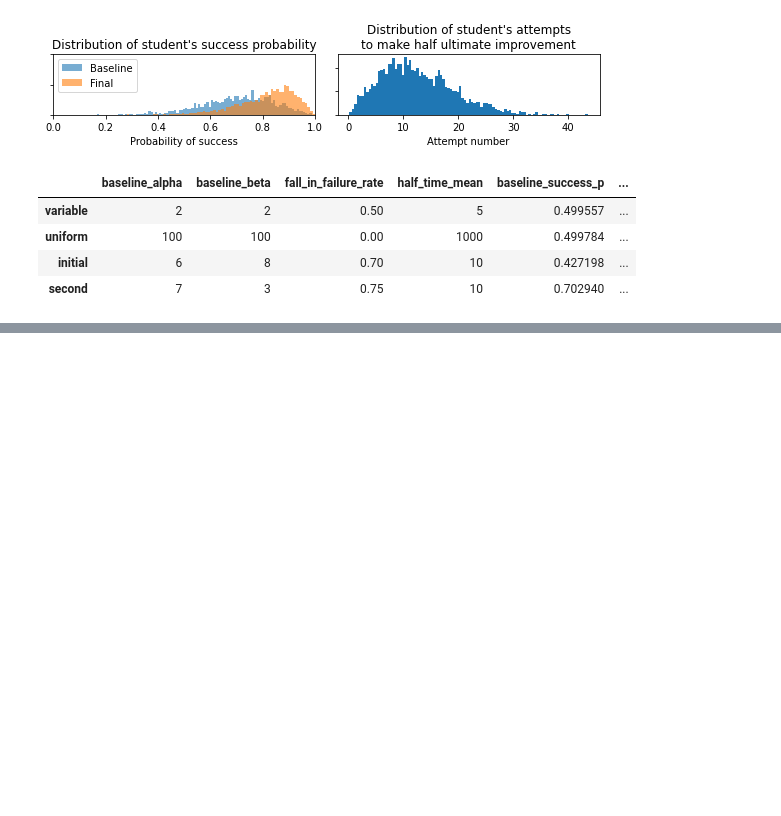
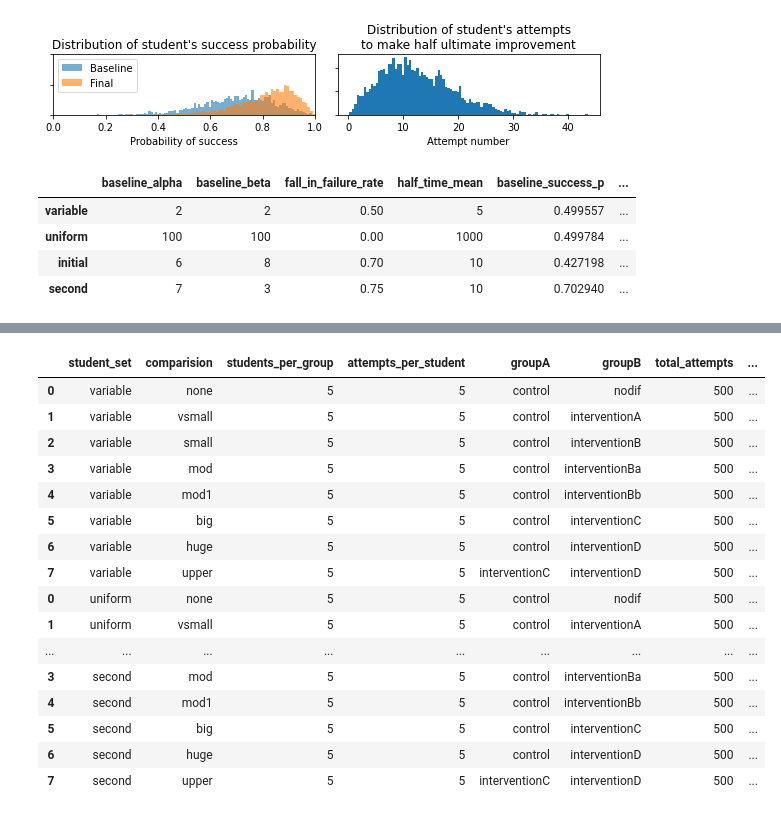
Before and after one commit to ErichBSchulz/IVCTrial, a Jupyter notebook: PowerSimulation.ipynb, the cells around one changed output, grey strips where cells are left out. Cells and saved outputs as stored; diff of their text form; code cells hidden in the pictures; blank space fills up the shorter version.

```diff
--- a/PowerSimulation.ipynb
+++ b/PowerSimulation.ipynb
@@ -504,10 +582,12 @@ def run_test(testing = True, phase=0):
         syms = syms.append(sym) if len(syms) else sym
     return syms
 # %%
-testing = False
 #test3 = run_test(testing=testing)
 #test4 = run_test(testing=False)
-for phase in range(3):
+for phase in range(1 if testing else 3): #
     print(f"phase {phase}+++++++++++++++++++++++++++++++++++++++++++++++++++++++++++++++++++++++++++++++++++++++++++++++++")
-    test3 = run_test(testing=testing, phase=phase)
-    test3.to_csv(f'test10a.{phase}.csv')
+    sym_run = run_test(testing=testing, phase=phase)
+    outfile = f'test10a.{phase}.csv'
+    sym_run.to_csv(outfile)
+    print(f"saving {outfile}")
+print('done')
@@ -513,0 +759,20 @@ for phase in range(3):
+# %%
+test3
+# %% [output]
+|  | student_set | comparision | students_per_group | attempts_per_student | groupA | groupB | total_attempts | ... |
+| 0 | variable | none | 5 | 5 | control | nodif | 500 | ... |
+| 1 | variable | vsmall | 5 | 5 | control | interventionA | 500 | ... |
+| 2 | variable | small | 5 | 5 | control | interventionB | 500 | ... |
+| 3 | variable | mod | 5 | 5 | control | interventionBa | 500 | ... |
+| 4 | variable | mod1 | 5 | 5 | control | interventionBb | 500 | ... |
+| 5 | variable | big | 5 | 5 | control | interventionC | 500 | ... |
+| 6 | variable | huge | 5 | 5 | control | interventionD | 500 | ... |
+| 7 | variable | upper | 5 | 5 | interventionC | interventionD | 500 | ... |
+| 0 | uniform | none | 5 | 5 | control | nodif | 500 | ... |
+| 1 | uniform | vsmall | 5 | 5 | control | interventionA | 500 | ... |
+| ... | ... | ... | ... | ... | ... | ... | ... | ... |
+| 3 | second | mod | 5 | 5 | control | interventionBa | 500 | ... |
+| 4 | second | mod1 | 5 | 5 | control | interventionBb | 500 | ... |
+| 5 | second | big | 5 | 5 | control | interventionC | 500 | ... |
+| 6 | second | huge | 5 | 5 | control | interventionD | 500 | ... |
+| 7 | second | upper | 5 | 5 | interventionC | interventionD | 500 | ... |
```
Also changed, not shown: parts of 7 cells of this notebook, 2 other files.
